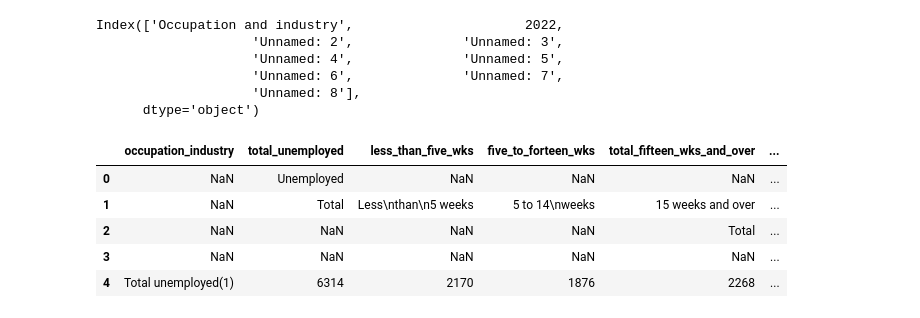
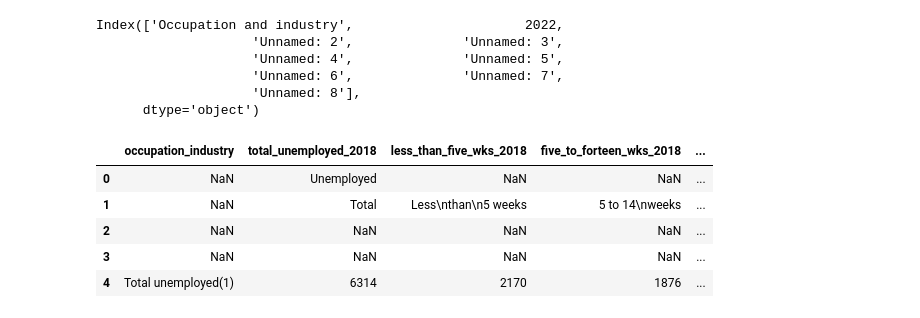
Before and after one commit to tvaughn905/Project-3, a Jupyter notebook: cleaning_industry_data.ipynb, the cells around one changed output. Cells and saved outputs as stored; diff of their text form; code cells hidden in the pictures.

```diff
--- a/cleaning_industry_data.ipynb
+++ b/cleaning_industry_data.ipynb
@@ -33,58 +33,58 @@ Index(['Occupation and industry',                      2022,
       dtype='object')
 # %%
 industry_unemployment_2022_df.rename(columns = {'Occupation and industry': "occupation_industry",
-                                                2022: "total_unemployed",
-                                                'Unnamed: 2': "less_than_five_wks",
-                                                "Unnamed: 3": "five_to_forteen_wks",
-                                                "Unnamed: 4": "total_fifteen_wks_and_over",
-                                                "Unnamed: 5": "fifteen_to_twenty_six_wks",
-                                                "Unnamed: 6": "twenty_seven_wks_and_over",
-                                                "Unnamed: 7": "avg_duration_wks",
-                                                "Unnamed: 8": "median_duration_wks"}, inplace=True)
+                                                2022: "total_unemployed_2022",
+                                                'Unnamed: 2': "less_than_five_wks_2022",
+                                                "Unnamed: 3": "five_to_forteen_wks_2022",
+                                                "Unnamed: 4": "total_fifteen_wks_and_over_2022",
+                                                "Unnamed: 5": "fifteen_to_twenty_six_wks_2022",
+                                                "Unnamed: 6": "twenty_seven_wks_and_over_2022",
+                                                "Unnamed: 7": "avg_duration_wks_2022",
+                                                "Unnamed: 8": "median_duration_wks_2022"}, inplace=True)
 industry_unemployment_2021_df.rename(columns = {'Occupation and industry': "occupation_industry",
-                                                2021: "total_unemployed",
-                                                'Unnamed: 2': "less_than_five_wks",
-                                                "Unnamed: 3": "five_to_forteen_wks",
-                                                "Unnamed: 4": "total_fifteen_wks_and_over",
-                                                "Unnamed: 5": "fifteen_to_twenty_six_wks",
-                                                "Unnamed: 6": "twenty_seven_wks_and_over",
-                                                "Unnamed: 7": "avg_duration_wks",
-                                                "Unnamed: 8": "median_duration_wks"}, inplace=True)
+                                                2021: "total_unemployed_2021",
+                                                'Unnamed: 2': "less_than_five_wks_2021",
+                                                "Unnamed: 3": "five_to_forteen_wks_2021",
+                                                "Unnamed: 4": "total_fifteen_wks_and_over_2021",
+                                                "Unnamed: 5": "fifteen_to_twenty_six_wks_2021",
+                                                "Unnamed: 6": "twenty_seven_wks_and_over_2021",
+                                                "Unnamed: 7": "avg_duration_wks_2021",
+                                                "Unnamed: 8": "median_duration_wks_2021"}, inplace=True)
 industry_unemployment_2020_df.rename(columns = {'Occupation and industry': "occupation_industry",
-                                                2020: "total_unemployed",
-                                                'Unnamed: 2': "less_than_five_wks",
-                                                "Unnamed: 3": "five_to_forteen_wks",
-                                                "Unnamed: 4": "total_fifteen_wks_and_over",
-                                                "Unnamed: 5": "fifteen_to_twenty_six_wks",
-                                                "Unnamed: 6": "twenty_seven_wks_and_over",
-                                                "Unnamed: 7": "avg_duration_wks",
-                                                "Unnamed: 8": "median_duration_wks"}, inplace=True)
+                                                2020: "total_unemployed_2020",
+                                                'Unnamed: 2': "less_than_five_wks_2020",
+                                                "Unnamed: 3": "five_to_forteen_wks_2020",
+                                                "Unnamed: 4": "total_fifteen_wks_and_over_2020",
+                                                "Unnamed: 5": "fifteen_to_twenty_six_wks_2020",
+                                                "Unnamed: 6": "twenty_seven_wks_and_over_2020",
+                                                "Unnamed: 7": "avg_duration_wks_2020",
+                                                "Unnamed: 8": "median_duration_wks_2020"}, inplace=True)
 industry_unemployment_2019_df.rename(columns = {'Occupation and industry': "occupation_industry",
-                                                2019: "total_unemployed",
-                                                'Unnamed: 2': "less_than_five_wks",
-                                                "Unnamed: 3": "five_to_forteen_wks",
-                                                "Unnamed: 4": "total_fifteen_wks_and_over",
-                                                "Unnamed: 5": "fifteen_to_twenty_six_wks",
-                                                "Unnamed: 6": "twenty_seven_wks_and_over",
-                                                "Unnamed: 7": "avg_duration_wks",
-                                                "Unnamed: 8": "median_duration_wks"}, inplace=True)
+                                                2019: "total_unemployed_2019",
+                                                'Unnamed: 2': "less_than_five_wks_2019",
+                                                "Unnamed: 3": "five_to_forteen_wks_2019",
+                                                "Unnamed: 4": "total_fifteen_wks_and_over_2019",
+                                                "Unnamed: 5": "fifteen_to_twenty_six_wks_2019",
+                                                "Unnamed: 6": "twenty_seven_wks_and_over_2019",
+                                                "Unnamed: 7": "avg_duration_wks_2019",
+                                                "Unnamed: 8": "median_duration_wks_2019"}, inplace=True)
 industry_unemployment_2018_df.rename(columns = {'Occupation and industry': "occupation_industry",
-                                                '2018': "total_unemployed",
-                                                'Unnamed: 2': "less_than_five_wks",
-                                                "Unnamed: 3": "five_to_forteen_wks",
-                                                "Unnamed: 4": "total_fifteen_wks_and_over",
-                                                "Unnamed: 5": "fifteen_to_twenty_six_wks",
-                                                "Unnamed: 6": "twenty_seven_wks_and_over",
-                                                "Unnamed: 7": "avg_duration_wks",
-                                                "Unnamed: 8": "median_duration_wks"}, inplace=True)
+                                                '2018': "total_unemployed_2018",
+                                                'Unnamed: 2': "less_than_five_wks_2018",
+                                                "Unnamed: 3": "five_to_forteen_wks_2018",
+                                                "Unnamed: 4": "total_fifteen_wks_and_over_2018",
+                                                "Unnamed: 5": "fifteen_to_twenty_six_wks_2018",
+                                                "Unnamed: 6": "twenty_seven_wks_and_over_2018",
+                                                "Unnamed: 7": "avg_duration_wks_2018",
+                                                "Unnamed: 8": "median_duration_wks_2018"}, inplace=True)
 industry_unemployment_2018_df.head()
 # %% [output]
-|  | occupation_industry | total_unemployed | less_than_five_wks | five_to_forteen_wks | total_fifteen_wks_and_over | ... |
-| 0 | NaN | Unemployed | NaN | NaN | NaN | ... |
-| 1 | NaN | Total | Less\nthan\n5 weeks | 5 to 14\nweeks | 15 weeks and over | ... |
-| 2 | NaN | NaN | NaN | NaN | Total | ... |
-| 3 | NaN | NaN | NaN | NaN | NaN | ... |
-| 4 | Total unemployed(1) | 6314 | 2170 | 1876 | 2268 | ... |
+|  | occupation_industry | total_unemployed_2018 | less_than_five_wks_2018 | five_to_forteen_wks_2018 | ... |
+| 0 | NaN | Unemployed | NaN | NaN | ... |
+| 1 | NaN | Total | Less\nthan\n5 weeks | 5 to 14\nweeks | ... |
+| 2 | NaN | NaN | NaN | NaN | ... |
+| 3 | NaN | NaN | NaN | NaN | ... |
+| 4 | Total unemployed(1) | 6314 | 2170 | 1876 | ... |
 # %%
 industry_2022_df = industry_unemployment_2022_df.dropna()
 industry_2021_df = industry_unemployment_2021_df.dropna()
```
Also changed, not shown: parts of 35 cells of this notebook, 7 other files.
